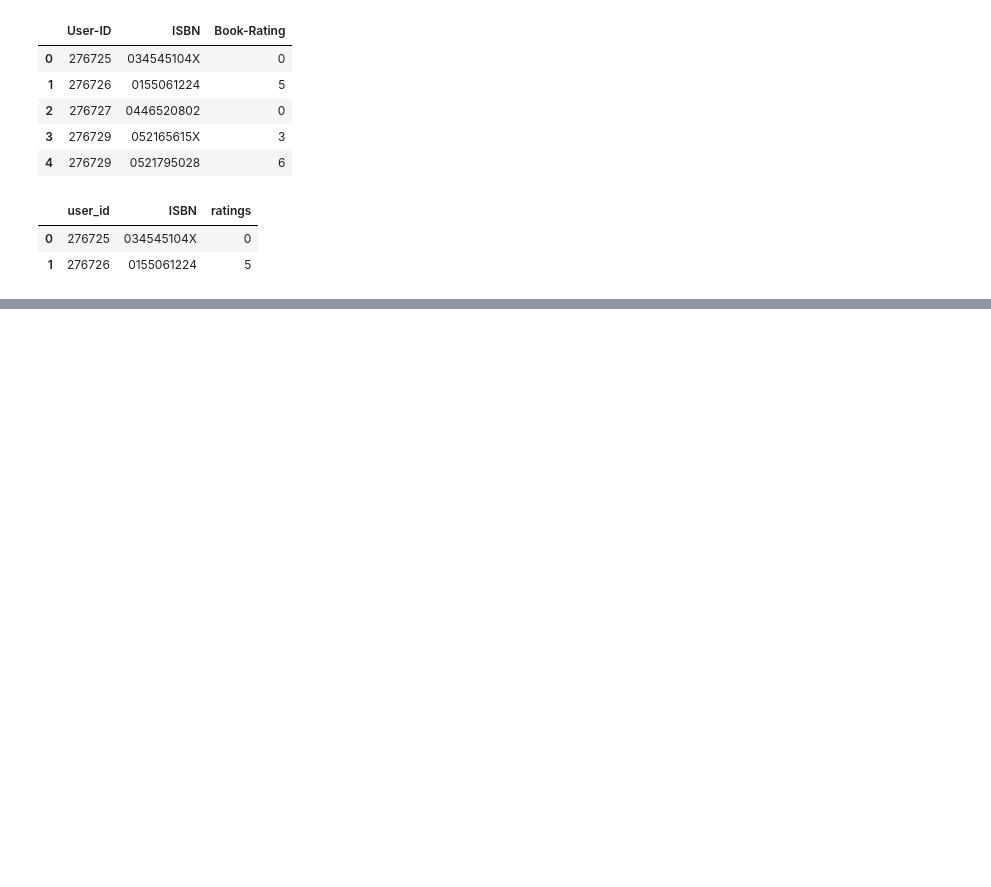
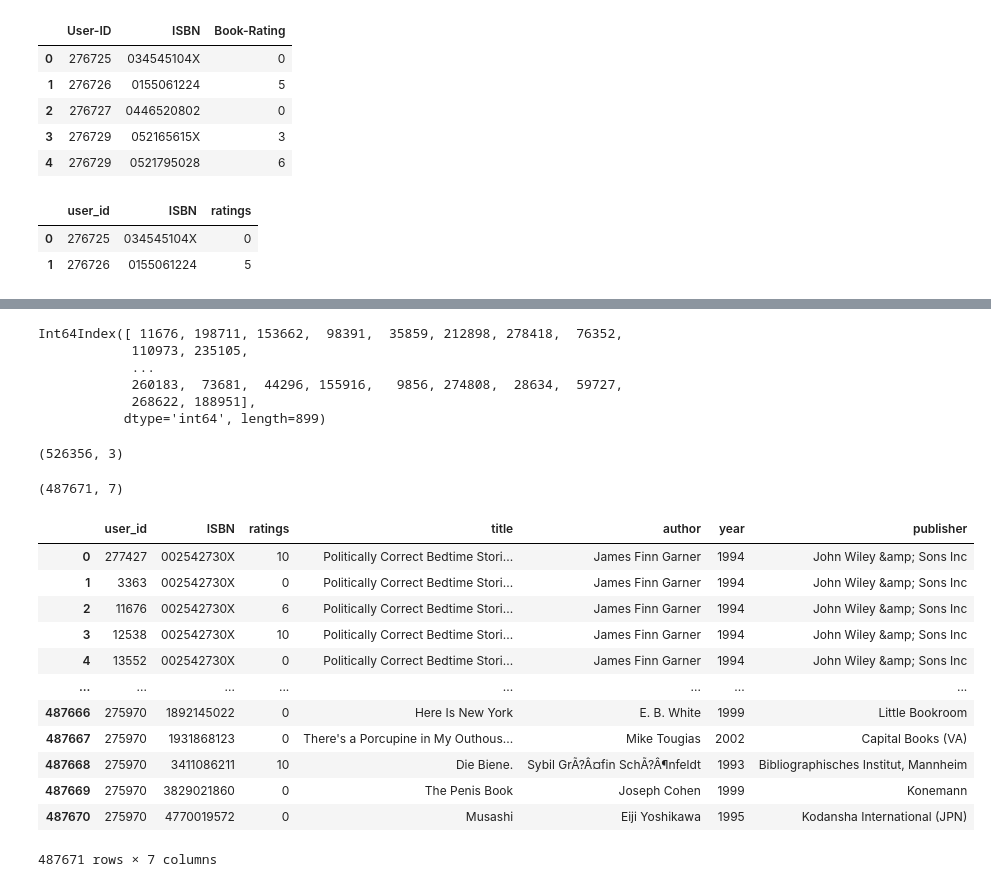
Before and after one commit to Aakanshi-Sharma/clustering, a Jupyter notebook: book-recommender-system/book-recommendation.ipynb, the cells around one changed output, grey strips where cells are left out. Cells and saved outputs as stored; diff of their text form; code cells hidden in the pictures; blank space fills up the shorter version.

```diff
--- a/book-recommender-system/book-recommendation.ipynb
+++ b/book-recommender-system/book-recommendation.ipynb
@@ -97,0 +102,19 @@ ratings.head(2)
+# %%
+x=ratings["user_id"].value_counts()>200
+# %%
+y=x[x].index
+# %%
+y
+# %% [output]
+Int64Index([ 11676, 198711, 153662,  98391,  35859, 212898, 278418,  76352,
+            110973, 235105,
+            ...
+            260183,  73681,  44296, 155916,   9856, 274808,  28634,  59727,
+            268622, 188951],
+           dtype='int64', length=899)
+# %%
+ratings=ratings[ratings["user_id"].isin(y)]
+# %%
+ratings.shape
+# %% [output]
+(526356, 3)
@@ -97,0 +123,20 @@ ratings.head(2)
+# %%
+ratings_with_books.shape
+# %% [output]
+(487671, 7)
+# %%
+ratings_with_books
+# %% [output]
+|  | user_id | ISBN | ratings | title | author | year | publisher |
+| 0 | 277427 | 002542730X | 10 | Politically Correct Bedtime Stori... | James Finn Garner | 1994 | John Wiley &amp; Sons Inc |
+| 1 | 3363 | 002542730X | 0 | Politically Correct Bedtime Stori... | James Finn Garner | 1994 | John Wiley &amp; Sons Inc |
+| 2 | 11676 | 002542730X | 6 | Politically Correct Bedtime Stori... | James Finn Garner | 1994 | John Wiley &amp; Sons Inc |
+| 3 | 12538 | 002542730X | 10 | Politically Correct Bedtime Stori... | James Finn Garner | 1994 | John Wiley &amp; Sons Inc |
+| 4 | 13552 | 002542730X | 0 | Politically Correct Bedtime Stori... | James Finn Garner | 1994 | John Wiley &amp; Sons Inc |
+| ... | ... | ... | ... | ... | ... | ... | ... |
+| 487666 | 275970 | 1892145022 | 0 | Here Is New York | E. B. White | 1999 | Little Bookroom |
+| 487667 | 275970 | 1931868123 | 0 | There's a Porcupine in My Outhous... | Mike Tougias | 2002 | Capital Books (VA) |
+| 487668 | 275970 | 3411086211 | 10 | Die Biene. | Sybil GrÃ?Â¤fin SchÃ?Â¶nfeldt | 1993 | Bibliographisches Institut, Mannheim |
+| 487669 | 275970 | 3829021860 | 0 | The Penis Book | Joseph Cohen | 1999 | Konemann |
+| 487670 | 275970 | 4770019572 | 0 | Musashi | Eiji Yoshikawa | 1995 | Kodansha International (JPN) |
+487671 rows × 7 columns
```
Also changed, not shown: parts of 12 cells of this notebook.
